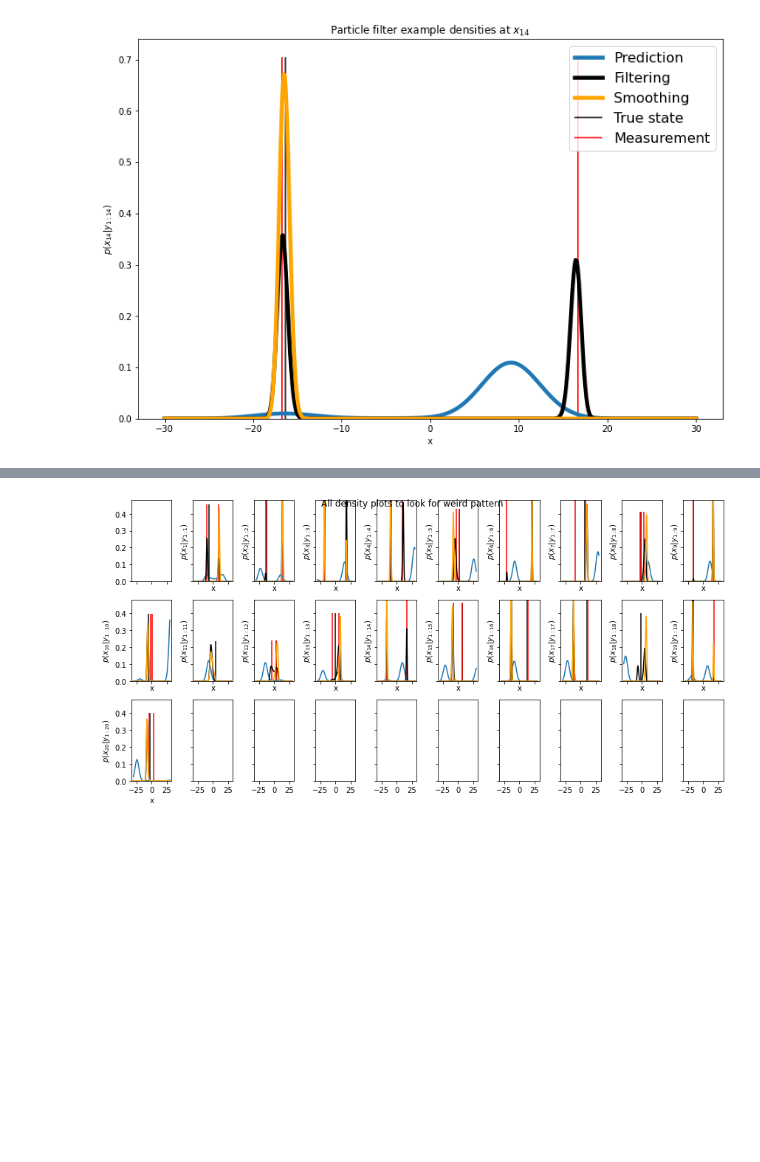
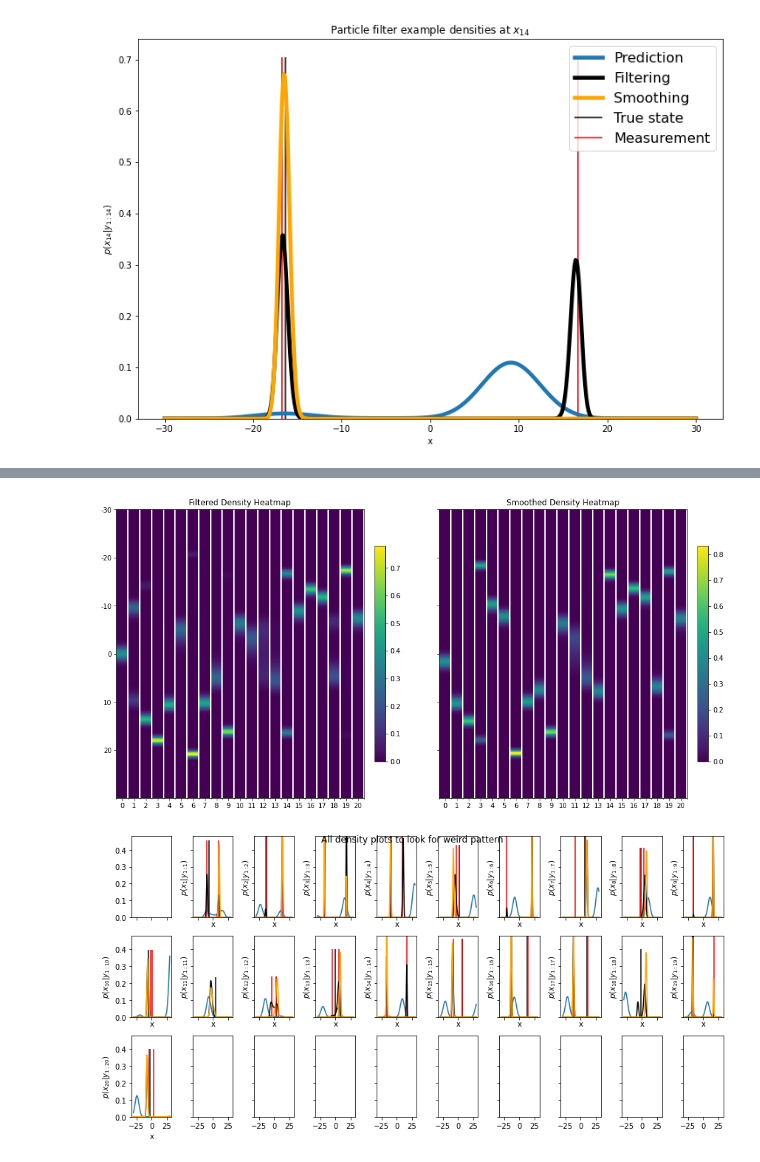
Before and after one commit to probml/probml-notebooks, a Jupyter notebook: notebooks/discretized_ssm.ipynb, the cells around one changed output, grey strips where cells are left out. Saved outputs shown, nothing was run; the diff lists cells and outputs as text; code cells hidden in the pictures; blank space fills up the shorter version.

```diff
--- a/notebooks/discretized_ssm.ipynb
+++ b/notebooks/discretized_ssm.ipynb
@@ -347,3 +397,27 @@ plt.show()
+# %%
+# Plot heatmat to capture multi-modality
+
+fig, axes = plt.subplots(1, 2, figsize=(16, 8), sharex=True, sharey=True)
+heatmaps = [None]*2
+heatmaps[0] = axes[0].imshow(p_filter.T, aspect='auto', interpolation='none')
+heatmaps[1] = axes[1].imshow(p_smooth.T, aspect='auto', interpolation='none')
+axes[0].title.set_text('Filtered Density Heatmap')
+axes[1].title.set_text('Smoothed Density Heatmap')
+
+xticks = range(max_iter+1)
+yticks = jnp.arange(0, num_grid_points, num_grid_points/6)
+ytick_labels = x_grid[yticks.astype(int)].round().astype(int)
+plt.xticks(xticks)
+plt.yticks(yticks, labels=ytick_labels)
+
+for ax, heatmap in zip(axes, heatmaps):
+  ax.set_xticks(jnp.arange(-.5, max_iter+1, 1), minor=True)
+  ax.grid(which='minor', color='w', linewidth=2)
+  plt.colorbar(heatmap, ax=ax, fraction=0.04, pad=0.04)
+
+plt.show()
+# %% [output]
+[figure, added]
 # %%
 # looking for weird density plot by plotting all max_iter densities
 plot_densities(
```
Also changed, not shown: parts of 16 cells of this notebook.
